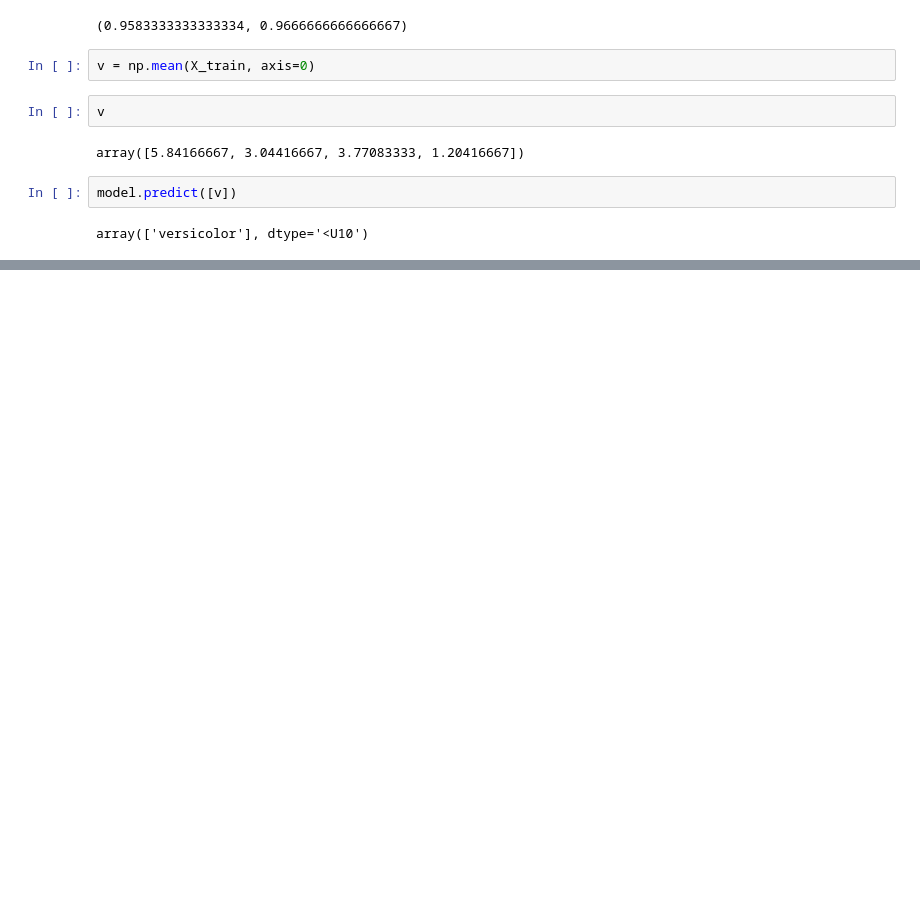
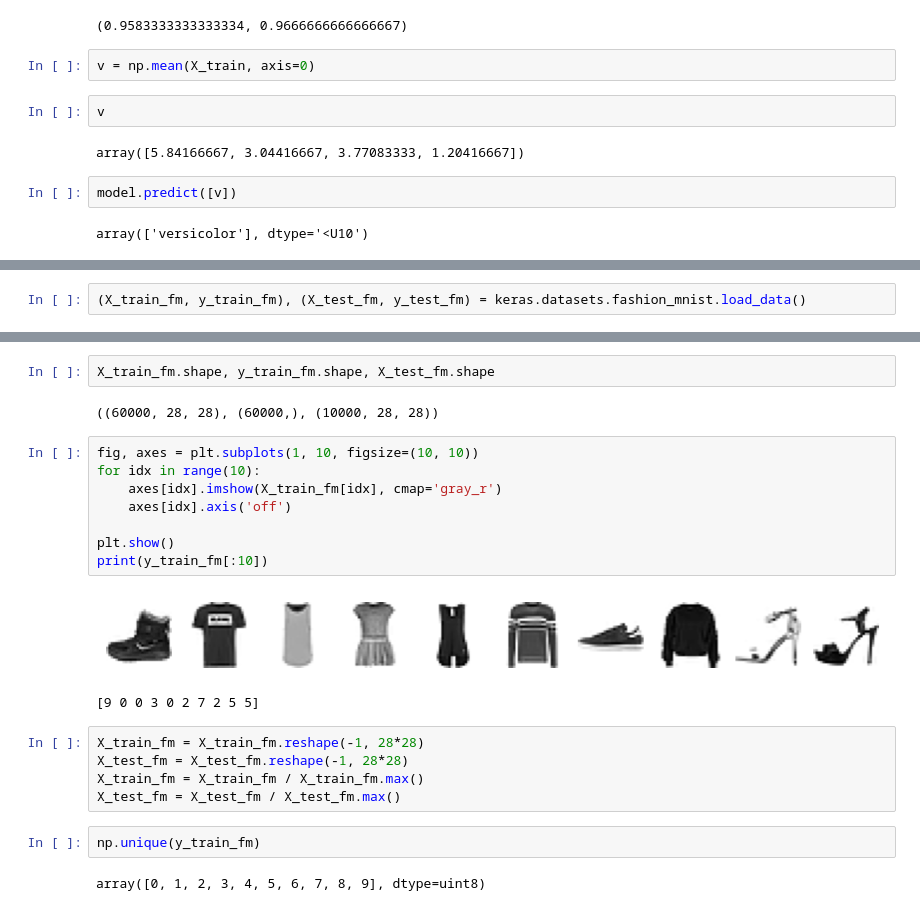
Before and after one commit to Hololruru/Study_K, a Jupyter notebook: workspace/python-workspace/python-basic/g_ml_dl2.ipynb, the cells around one changed output, grey strips where cells are left out. Saved outputs shown, nothing was run; the diff lists cells and outputs as text; blank space fills up the shorter version.

```diff
--- a/workspace/python-workspace/python-basic/g_ml_dl2.ipynb
+++ b/workspace/python-workspace/python-basic/g_ml_dl2.ipynb
@@ -58,0 +61,2 @@ array(['versicolor'], dtype='<U10')
+# %%
+(X_train_fm, y_train_fm), (X_test_fm, y_test_fm) = keras.datasets.fashion_mnist.load_data()
@@ -58,0 +72,24 @@ array(['versicolor'], dtype='<U10')
+# %%
+X_train_fm.shape, y_train_fm.shape, X_test_fm.shape
+# %% [output]
+((60000, 28, 28), (60000,), (10000, 28, 28))
+# %%
+fig, axes = plt.subplots(1, 10, figsize=(10, 10))
+for idx in range(10):
+    axes[idx].imshow(X_train_fm[idx], cmap='gray_r')
+    axes[idx].axis('off')
+
+plt.show()
+print(y_train_fm[:10])
+# %% [output]
+[figure, added]
+[9 0 0 3 0 2 7 2 5 5]
+# %%
+X_train_fm = X_train_fm.reshape(-1, 28*28)
+X_test_fm = X_test_fm.reshape(-1, 28*28)
+X_train_fm = X_train_fm / X_train_fm.max()
+X_test_fm = X_test_fm / X_test_fm.max()
+# %%
+np.unique(y_train_fm)
+# %% [output]
+array([0, 1, 2, 3, 4, 5, 6, 7, 8, 9], dtype=uint8)
```
Also changed, not shown: parts of 9 cells of this notebook.
